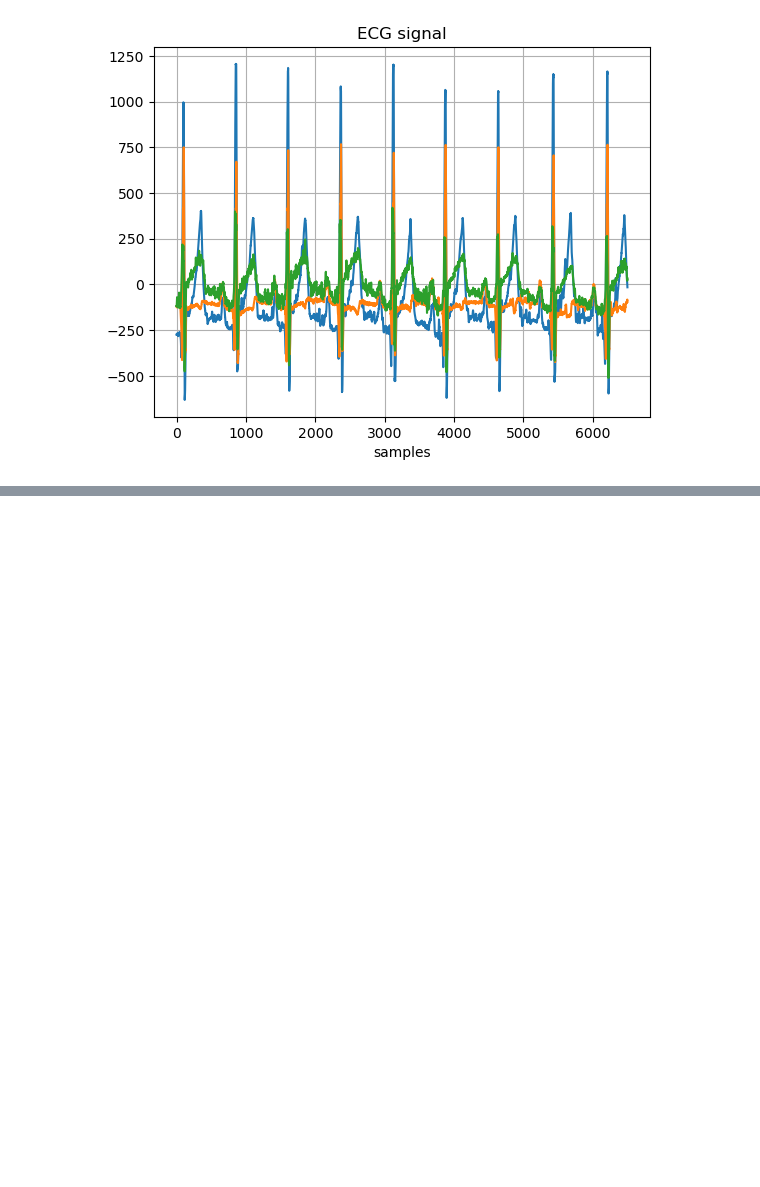
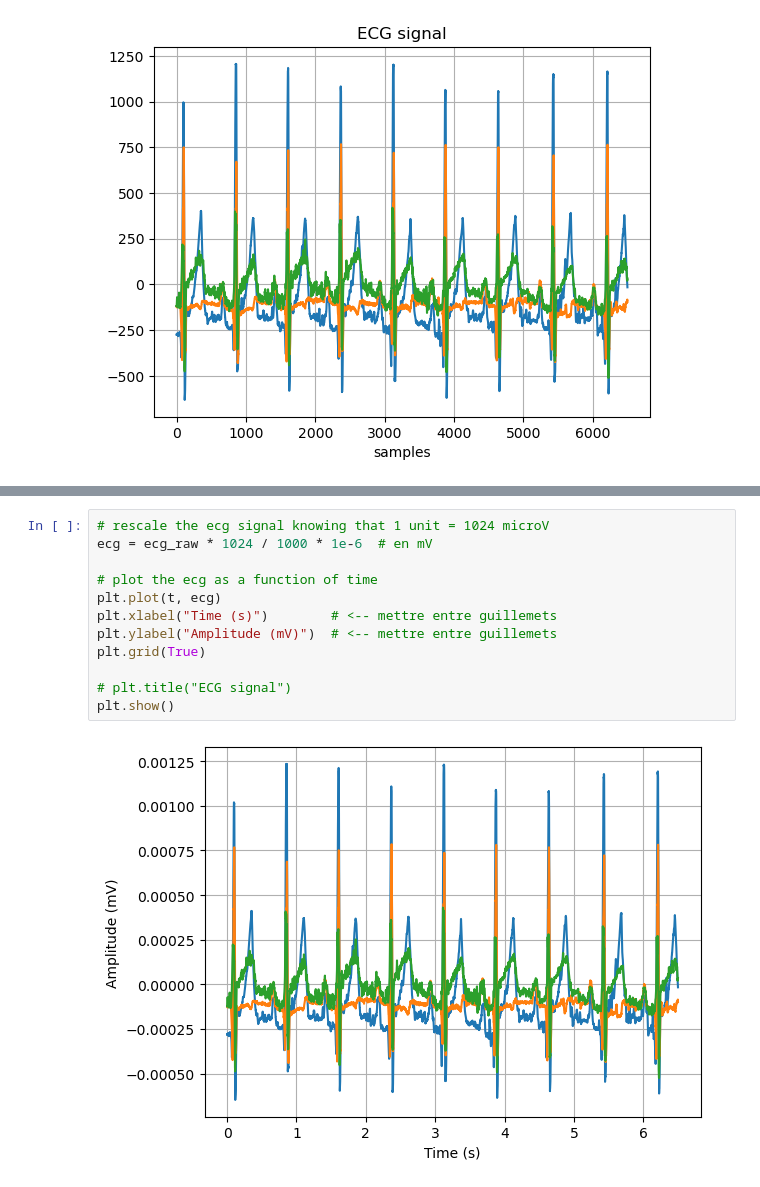
Before and after one commit to Anais-rgn/Series01-python-git, a Jupyter notebook: Series01.ipynb, the cells around one changed output, grey strips where cells are left out. Drawn from its saved outputs; the diff is of its cells as text; blank space fills up the shorter version.

Commit message:
rescale ecg

```diff
--- a/Series01.ipynb
+++ b/Series01.ipynb
@@ -37,0 +118,14 @@ plt.show()
+# %%
+# rescale the ecg signal knowing that 1 unit = 1024 microV
+ecg = ecg_raw * 1024 / 1000 * 1e-6  # en mV
+
+# plot the ecg as a function of time
+plt.plot(t, ecg)
+plt.xlabel("Time (s)")        # <-- mettre entre guillemets
+plt.ylabel("Amplitude (mV)")  # <-- mettre entre guillemets
+plt.grid(True)
+
+# plt.title("ECG signal")
+plt.show()
+# %% [output]
+[figure, added]
```
Also changed, not shown: parts of 3 cells of this notebook.
